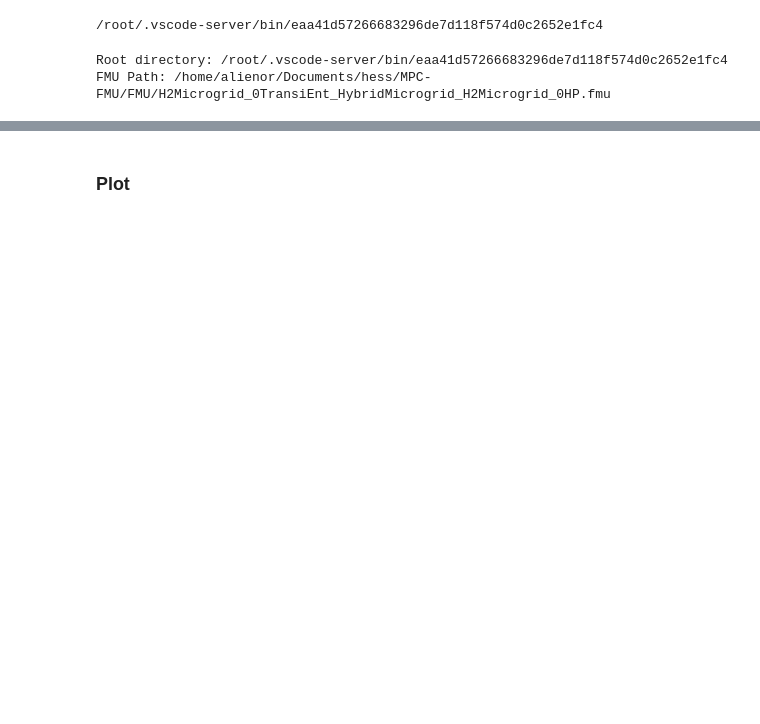
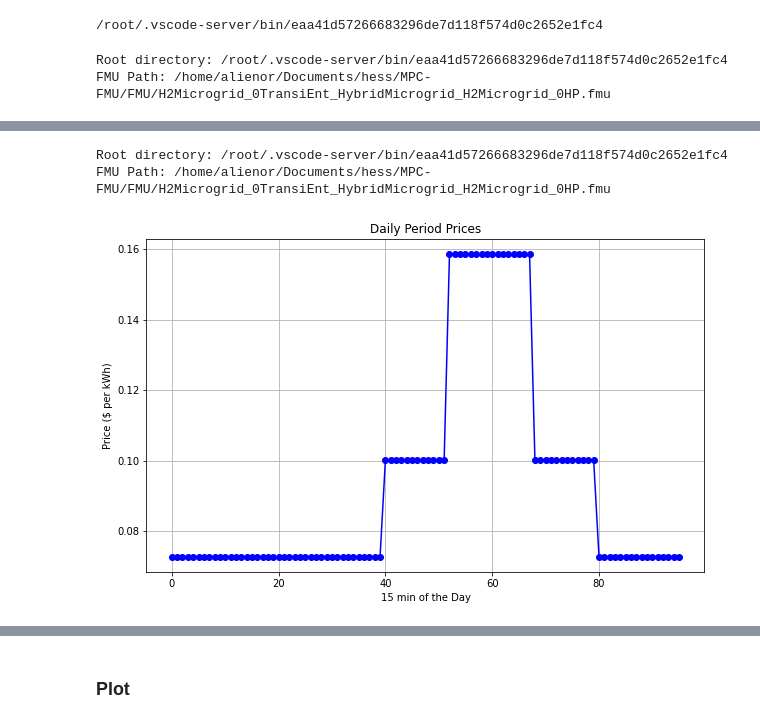
Before and after one commit to AlienorHamoir/hess, a Jupyter notebook: MPC-FMU/FMU/clean_open_fmu.ipynb, the cells around one changed output, grey strips where cells are left out. Saved outputs shown, nothing was run; the diff lists cells and outputs as text; code cells hidden in the pictures; blank space fills up the shorter version.

```diff
--- a/MPC-FMU/FMU/clean_open_fmu.ipynb
+++ b/MPC-FMU/FMU/clean_open_fmu.ipynb
@@ -528,2 +661,74 @@ plt.show()
+# %%
+# overwrite fmi_gym parameter for the simulation in order to generate less forecasts
+#parameter = {}
+
+parameter['seed'] = 1
+parameter['store_data'] = True
+
+# fmu parameter initialization
+dtype = np.float64
+parameter['fmu_step_size'] = t_s
+parameter['fmu_path'] = os.path.join(root, '/home/alienor/Documents/hess/MPC-FMU/FMU/H2Microgrid_0TransiEnt_HybridMicrogrid_H2Microgrid_0HP.fmu') #/home/alienor is the way to access my folders via the container
+print(f"Root directory: {root}")
+print("FMU Path:", parameter['fmu_path'])
+parameter['fmu_start_time'] = 165*24*60*60 + 0*60*60
+parameter['fmu_warmup_time'] = 0*60*60
+parameter['fmu_final_time'] = 166*24*60*60 + 0*60*60
+# if you need to overwrite used weather file in model. Same for load file.
+#parameter['fmu_param'] = {'weaDat.weather_file': '/home/alienor/Documents/hess/H2Microgrid_TransiEnt/Resources/weather/USA_CA_Los.Angeles.Intl.AP.722950_TMY3.mos'}
+
+# find a way to overwrite initalization of battery SOC and HESS SOC
+
+# data exchange parameter
+parameter['action_names'] = ['P_set_battery', 'P_set_FC', 'P_set_EL', 'state_FC', 'state_EL' ]
+parameter['action_min'] = np.array([-1e4, 0, 0, 0, 0], dtype=dtype) # can ignore this, can set to [-1e3] * len(action_names)
+parameter['action_max'] = np.array([1e4, 1e4, 1e4, 0, 0], dtype=dtype)
+parameter['observation_names'] = ['P_PV', 'P_load', 'SOE_battery', 'P_battery', 'LOH', 'P_EL', 'P_FC']
+
+env = fmi_gym(parameter)
+
+L = int((parameter['fmu_final_time'] - parameter['fmu_start_time']) // t_s) # Number of timesteps in 1 simulation
+# %% [output]
+Root directory: /root/.vscode-server/bin/eaa41d57266683296de7d118f574d0c2652e1fc4
+FMU Path: /home/alienor/Documents/hess/MPC-FMU/FMU/H2Microgrid_0TransiEnt_HybridMicrogrid_H2Microgrid_0HP.fmu
+# %%
+# Electricity prices at a 15min sampling time
+# High Season Weekday
+high_season_weekday_15min = np.array(
+    [0.07274]*40 + [0.10018]*12 + [0.15858]*16 + [0.10018]*12 + [0.07274]*16
+)
+
+# High Season Weekend
+high_season_weekend_15min = np.array([0.07274]*96)
+
+# Low Season Weekday
+low_season_weekday_15min = np.array(
+    [0.07664]*40 + [0.10018]*12 + [0.10018]*16 + [0.10018]*12 + [0.07664]*16
+)
+
+# Low Season Weekend
+low_season_weekend_15min = np.array([0.07664]*96)
+
+
+c_el_2days_highweekday = np.tile(high_season_weekday_15min, 2)
+
+
+# Create a time vector for the 24 hours
+hours = range(24*4)
+
+# Plotting the prices
+plt.figure(figsize=(10, 6))
+plt.plot(hours, high_season_weekday_15min, marker='o', linestyle='-', color='blue')
+
+# Add labels and title
+plt.xlabel('15 min of the Day')
+plt.ylabel('Price ($ per kWh)')
+plt.title('Daily Period Prices')
+plt.grid(True)
+
+# Show the plot
+plt.show()
+# %% [output]
+[figure, added]
 # %%
 # Assuming dry['P_PV'] and dry['P_load'] are our pv and load vectors + random cost vector
```
Also changed, not shown: parts of 25 cells of this notebook, 26 other files.
